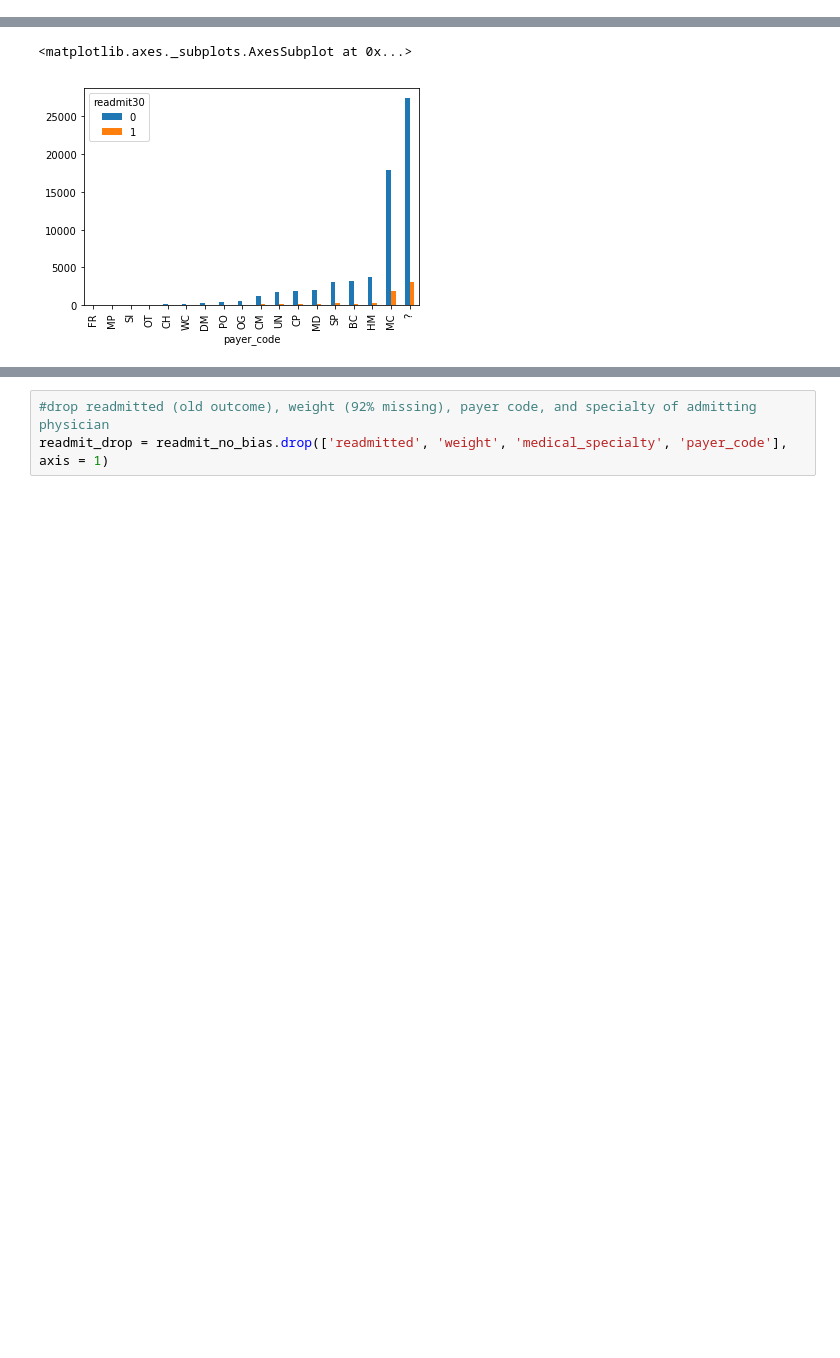
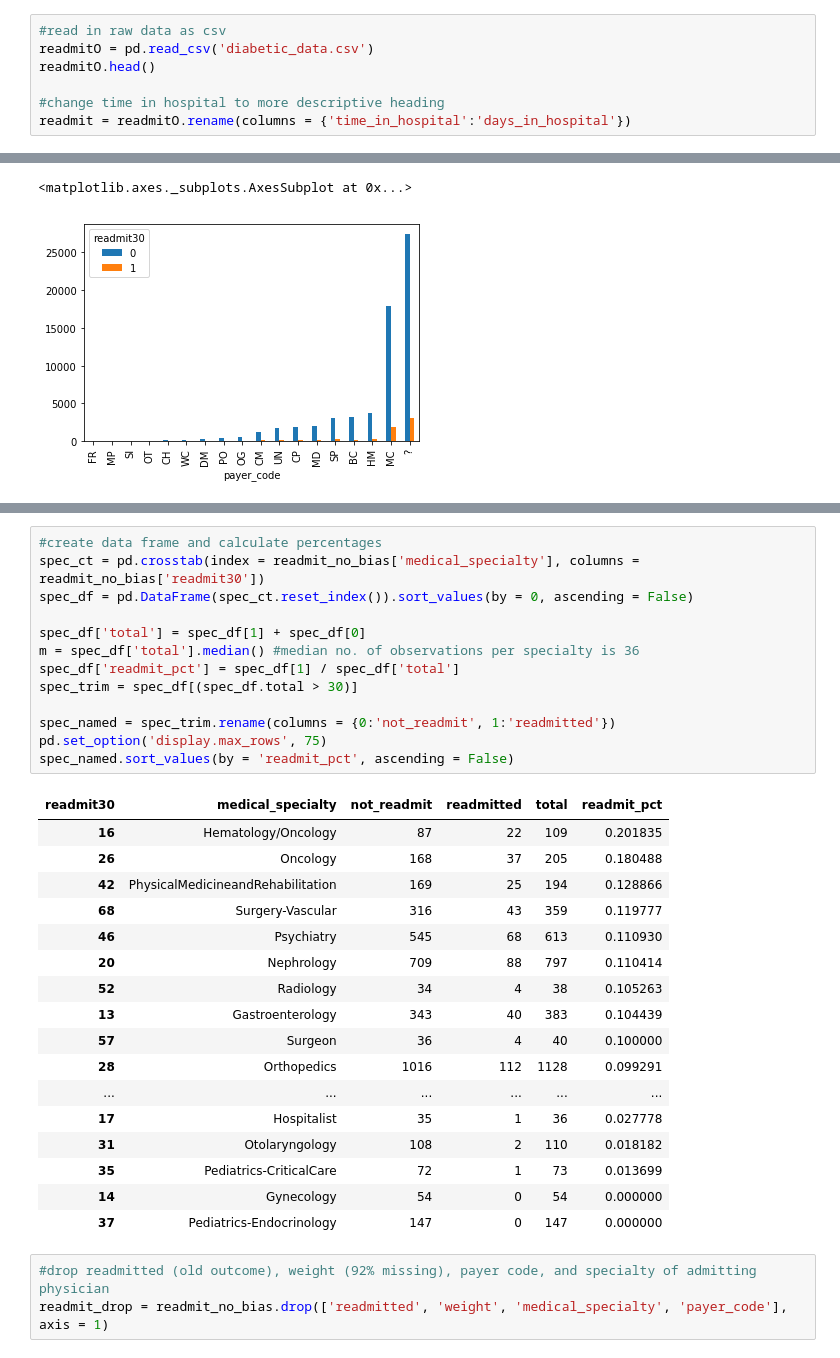
Before and after one commit to AOlden/sb-projects, a Jupyter notebook: diabetes_readmission/data_wrangling_diabetes_readmission.ipynb, the cells around one changed output, grey strips where cells are left out. Saved outputs shown, nothing was run; the diff lists cells and outputs as text; blank space fills up the shorter version.

```diff
--- a/diabetes_readmission/data_wrangling_diabetes_readmission.ipynb
+++ b/diabetes_readmission/data_wrangling_diabetes_readmission.ipynb
@@ -25,3 +36,10 @@ readmit.head()
+# %%
+#read in raw data as csv
+readmitO = pd.read_csv('diabetic_data.csv')
+readmitO.head()
+
+#change time in hospital to more descriptive heading
+readmit = readmitO.rename(columns = {'time_in_hospital':'days_in_hospital'})
 # %% [markdown]
 ## Adjustment to Dependent (Outcome) Variable
 
@@ -107,3 +100,34 @@ pd.DataFrame(spec_ct).sort_values(by = 0, ascending = False)
+# %%
+#create data frame and calculate percentages
+spec_ct = pd.crosstab(index = readmit_no_bias['medical_specialty'], columns = readmit_no_bias['readmit30'])
+spec_df = pd.DataFrame(spec_ct.reset_index()).sort_values(by = 0, ascending = False)
+
+spec_df['total'] = spec_df[1] + spec_df[0]
+m = spec_df['total'].median() #median no. of observations per specialty is 36
+spec_df['readmit_pct'] = spec_df[1] / spec_df['total']
+spec_trim = spec_df[(spec_df.total > 30)]
+
+spec_named = spec_trim.rename(columns = {0:'not_readmit', 1:'readmitted'})
+pd.set_option('display.max_rows', 75)
+spec_named.sort_values(by = 'readmit_pct', ascending = False)
+# %% [output]
+| readmit30 | medical_specialty | not_readmit | readmitted | total | readmit_pct |
+| 16 | Hematology/Oncology | 87 | 22 | 109 | 0.201835 |
+| 26 | Oncology | 168 | 37 | 205 | 0.180488 |
+| 42 | PhysicalMedicineandRehabilitation | 169 | 25 | 194 | 0.128866 |
+| 68 | Surgery-Vascular | 316 | 43 | 359 | 0.119777 |
+| 46 | Psychiatry | 545 | 68 | 613 | 0.110930 |
+| 20 | Nephrology | 709 | 88 | 797 | 0.110414 |
+| 52 | Radiology | 34 | 4 | 38 | 0.105263 |
+| 13 | Gastroenterology | 343 | 40 | 383 | 0.104439 |
+| 57 | Surgeon | 36 | 4 | 40 | 0.100000 |
+| 28 | Orthopedics | 1016 | 112 | 1128 | 0.099291 |
+| ... | ... | ... | ... | ... | ... |
+| 17 | Hospitalist | 35 | 1 | 36 | 0.027778 |
+| 31 | Otolaryngology | 108 | 2 | 110 | 0.018182 |
+| 35 | Pediatrics-CriticalCare | 72 | 1 | 73 | 0.013699 |
+| 14 | Gynecology | 54 | 0 | 54 | 0.000000 |
+| 37 | Pediatrics-Endocrinology | 147 | 0 | 147 | 0.000000 |
 # %%
 #drop readmitted (old outcome), weight (92% missing), payer code, and specialty of admitting physician
 readmit_drop = readmit_no_bias.drop(['readmitted', 'weight', 'medical_specialty', 'payer_code'], axis = 1)
```
Also changed, not shown: parts of 6 cells of this notebook.
